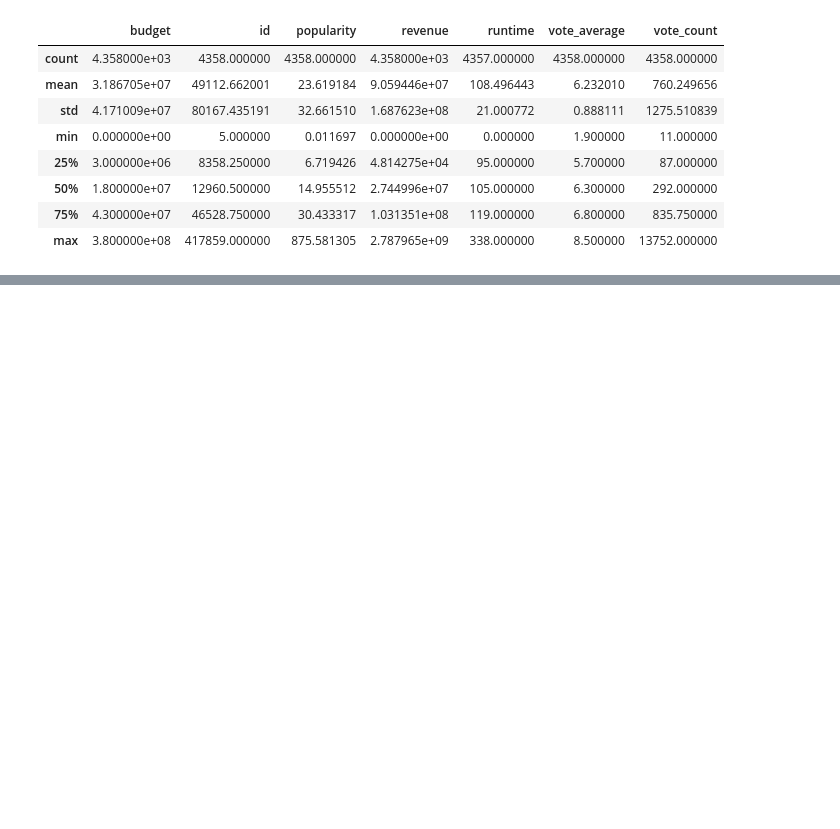
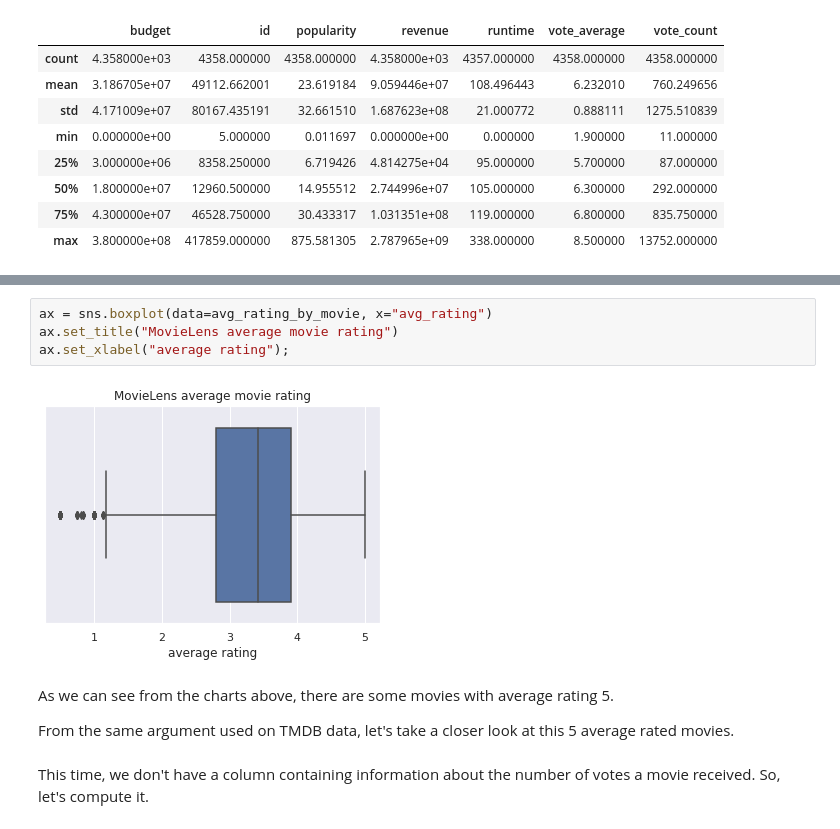
Before and after one commit to luamzi/Alura-Movie-Data-Analysis, a Jupyter notebook: Data_Science_Tests_Introduction.ipynb, the cells around one changed output, grey strips where cells are left out. Drawn from its saved outputs; the diff is of its cells as text; blank space fills up the shorter version.

```diff
--- a/Data_Science_Tests_Introduction.ipynb
+++ b/Data_Science_Tests_Introduction.ipynb
@@ -102,0 +140,12 @@ ax.set_xlabel("vote average");
+# %%
+ax = sns.boxplot(data=avg_rating_by_movie, x="avg_rating")
+ax.set_title("MovieLens average movie rating")
+ax.set_xlabel("average rating");
+# %% [output]
+[figure, added]
+# %% [markdown]
+As we can see from the charts above, there are some movies with average rating 5.
+
+From the same argument used on TMDB data, let's take a closer look at this 5 average rated movies.
+# %% [markdown]
+This time, we don't have a column containing information about the number of votes a movie received. So, let's compute it.
```
Also changed, not shown: parts of 18 cells of this notebook.
